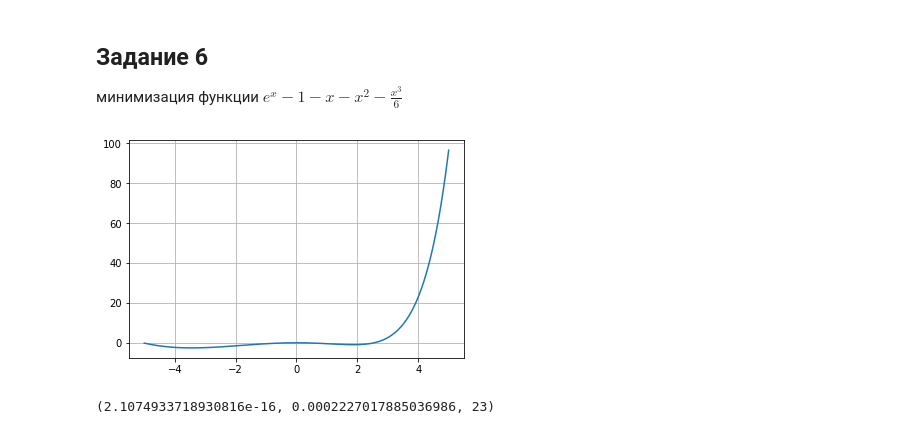
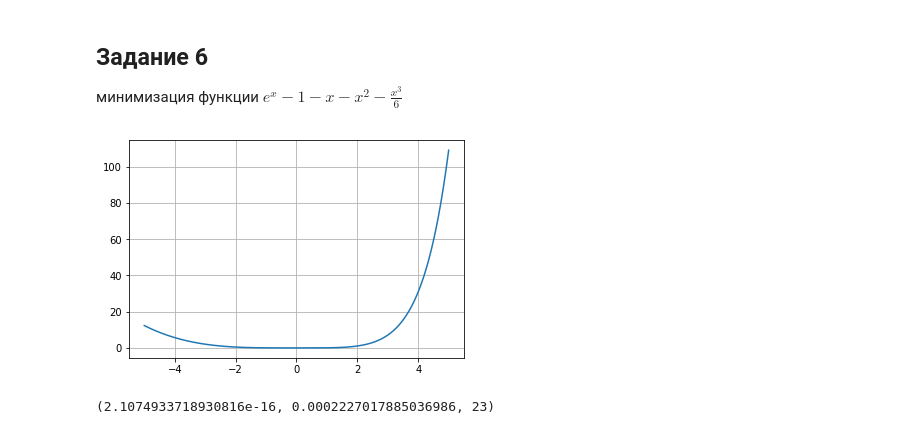
Before and after one commit to BuckanovNikita/OptimizationMethods, a Jupyter notebook: lab1.ipynb, the cells around one changed output. Cells and saved outputs as stored; diff of their text form; code cells hidden in the pictures.

```diff
--- a/lab1.ipynb
+++ b/lab1.ipynb
@@ -149,13 +147,16 @@ minimize(lambda x: x**4+x**2+x+1, [0.5], bounds =[(-1,0)])
 # %% [markdown]
 ## Задание 6
 минимизация функции $ e^x-1-x-x^2-\frac{x^3}{6}$
+# %%
+def f(x):
+    return np.exp(x)-1-x-x**2/2-x**3/6
 # %%
-q = np.linspace(-5, 5, 1000)
+q = np.linspace(-5, 5, 10000)
 plt.figure()
-plt.plot(q, np.exp(q)-1-q-q**2-q**3/6)
+plt.plot(q, f(q))
 plt.grid()
 # %% [output]
-[figure, old version]
+[figure, new version]
 # %%
 golden_split_search(lambda x: np.exp(x)-1-x-x**2/2-x**3/6, -5.0, 5.0, 1e-4)
 # %% [output]
```
Also changed, not shown: parts of 3 cells of this notebook, 2 other files.
